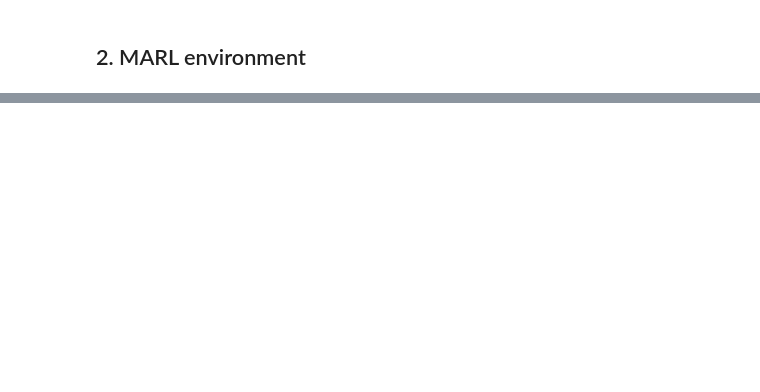
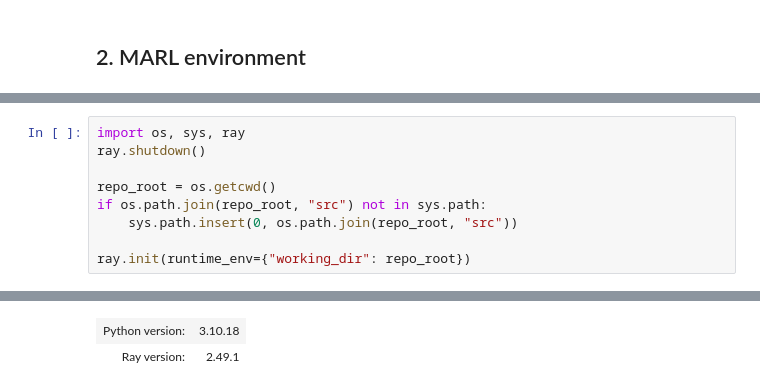
Before and after one commit to oskarbohnlassen/ciceroscm-surrogate, a Jupyter notebook: marl_experiment.ipynb, the cells around one changed output, grey strips where cells are left out. Drawn from its saved outputs; the diff is of its cells as text; blank space fills up the shorter version.

```diff
--- a/marl_experiment.ipynb
+++ b/marl_experiment.ipynb
@@ -675,0 +747,10 @@ AttributeError: 'numpy.ndarray' object has no attribute 'loc'
+# %%
+import os, sys, ray
+ray.shutdown()
+
+repo_root = os.getcwd()
+if os.path.join(repo_root, "src") not in sys.path:
+    sys.path.insert(0, os.path.join(repo_root, "src"))
+
+ray.init(runtime_env={"working_dir": repo_root})
+# %% [output]
@@ -675,0 +761,2 @@ AttributeError: 'numpy.ndarray' object has no attribute 'loc'
+| Python version: | 3.10.18 |
+| Ray version: | 2.49.1 |
```
Also changed, not shown: parts of 14 cells of this notebook, 3 other files.
